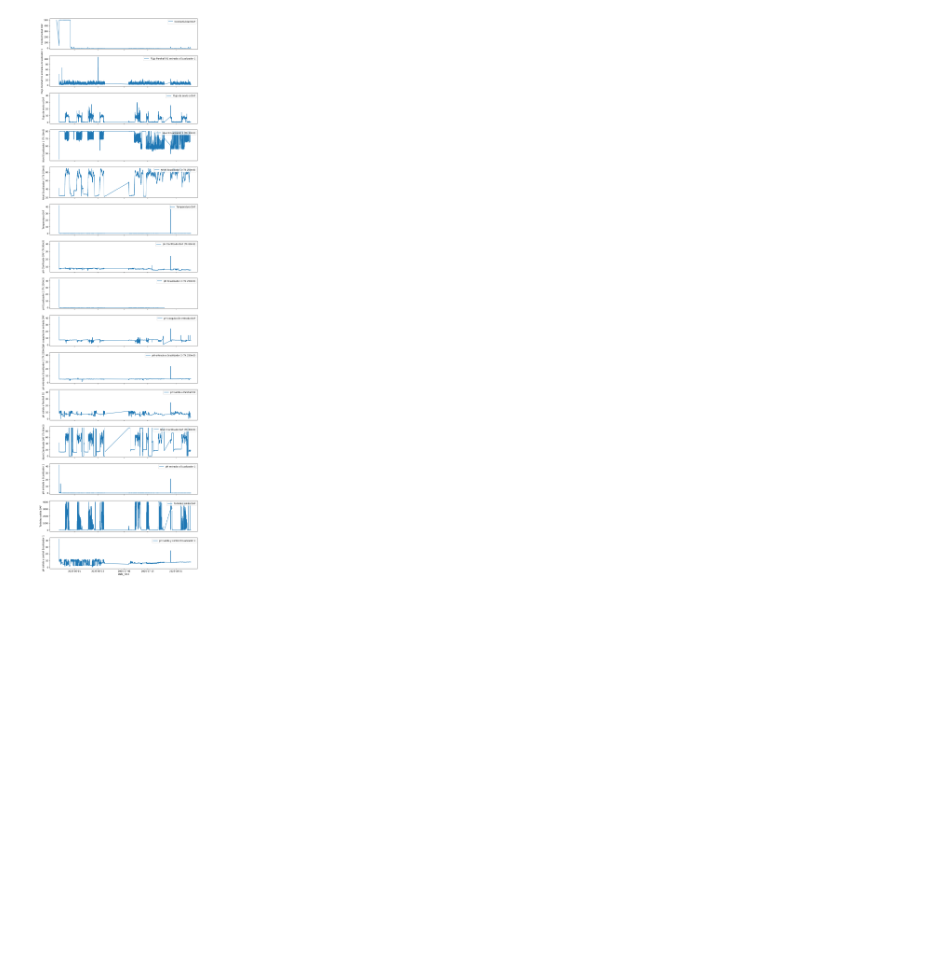
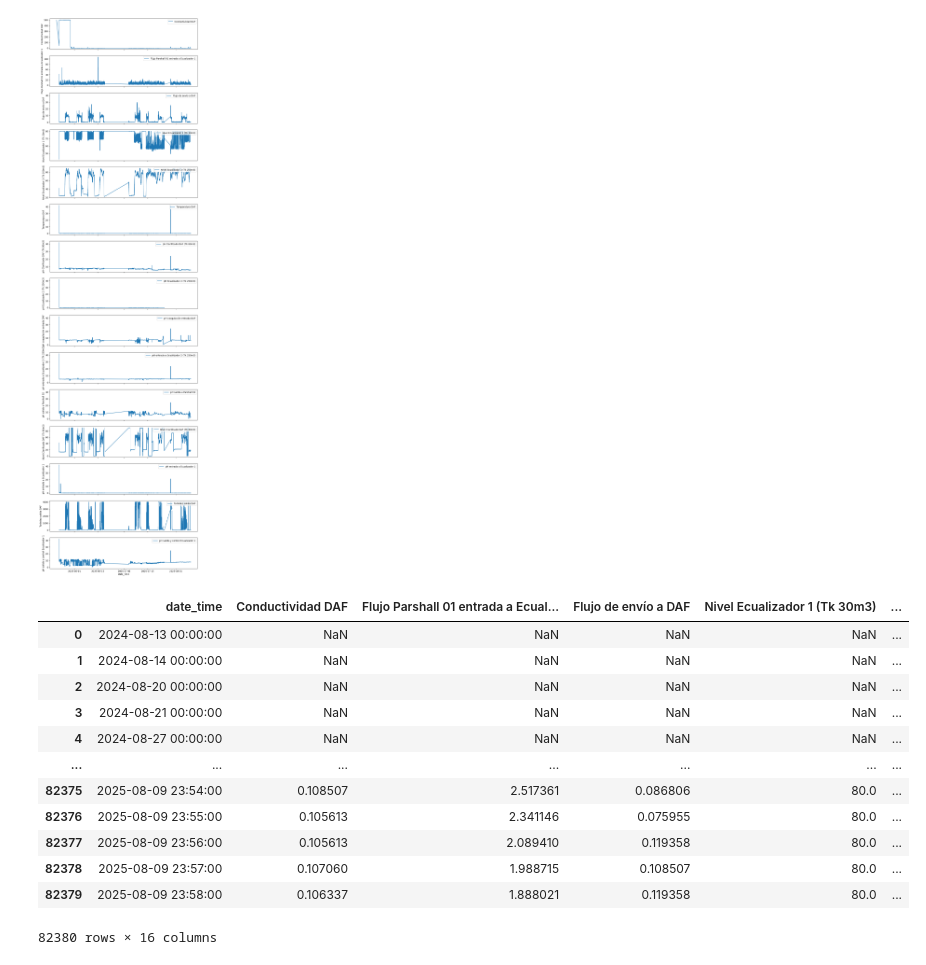
Before and after one commit to fchiapped/Proyecto-Grado, a Jupyter notebook: planta1.ipynb, the cells around one changed output. Drawn from its saved outputs; the diff is of its cells as text; code cells hidden in the pictures; blank space fills up the shorter version.

```diff
--- a/planta1.ipynb
+++ b/planta1.ipynb
@@ -163,0 +170,16 @@ funciones.plot_all_timeseries(df_planta_1)
+# %%
+df_planta_1
+# %% [output]
+|  | date_time | Conductividad DAF | Flujo Parshall 01 entrada a Ecual... | Flujo de envío a DAF | Nivel Ecualizador 1 (Tk 30m3) | ... |
+| 0 | 2024-08-13 00:00:00 | NaN | NaN | NaN | NaN | ... |
+| 1 | 2024-08-14 00:00:00 | NaN | NaN | NaN | NaN | ... |
+| 2 | 2024-08-20 00:00:00 | NaN | NaN | NaN | NaN | ... |
+| 3 | 2024-08-21 00:00:00 | NaN | NaN | NaN | NaN | ... |
+| 4 | 2024-08-27 00:00:00 | NaN | NaN | NaN | NaN | ... |
+| ... | ... | ... | ... | ... | ... | ... |
+| 82375 | 2025-08-09 23:54:00 | 0.108507 | 2.517361 | 0.086806 | 80.0 | ... |
+| 82376 | 2025-08-09 23:55:00 | 0.105613 | 2.341146 | 0.075955 | 80.0 | ... |
+| 82377 | 2025-08-09 23:56:00 | 0.105613 | 2.089410 | 0.119358 | 80.0 | ... |
+| 82378 | 2025-08-09 23:57:00 | 0.107060 | 1.988715 | 0.108507 | 80.0 | ... |
+| 82379 | 2025-08-09 23:58:00 | 0.106337 | 1.888021 | 0.119358 | 80.0 | ... |
+82380 rows × 16 columns
```
Also changed, not shown: parts of 1 cell of this notebook, 7 other files.
